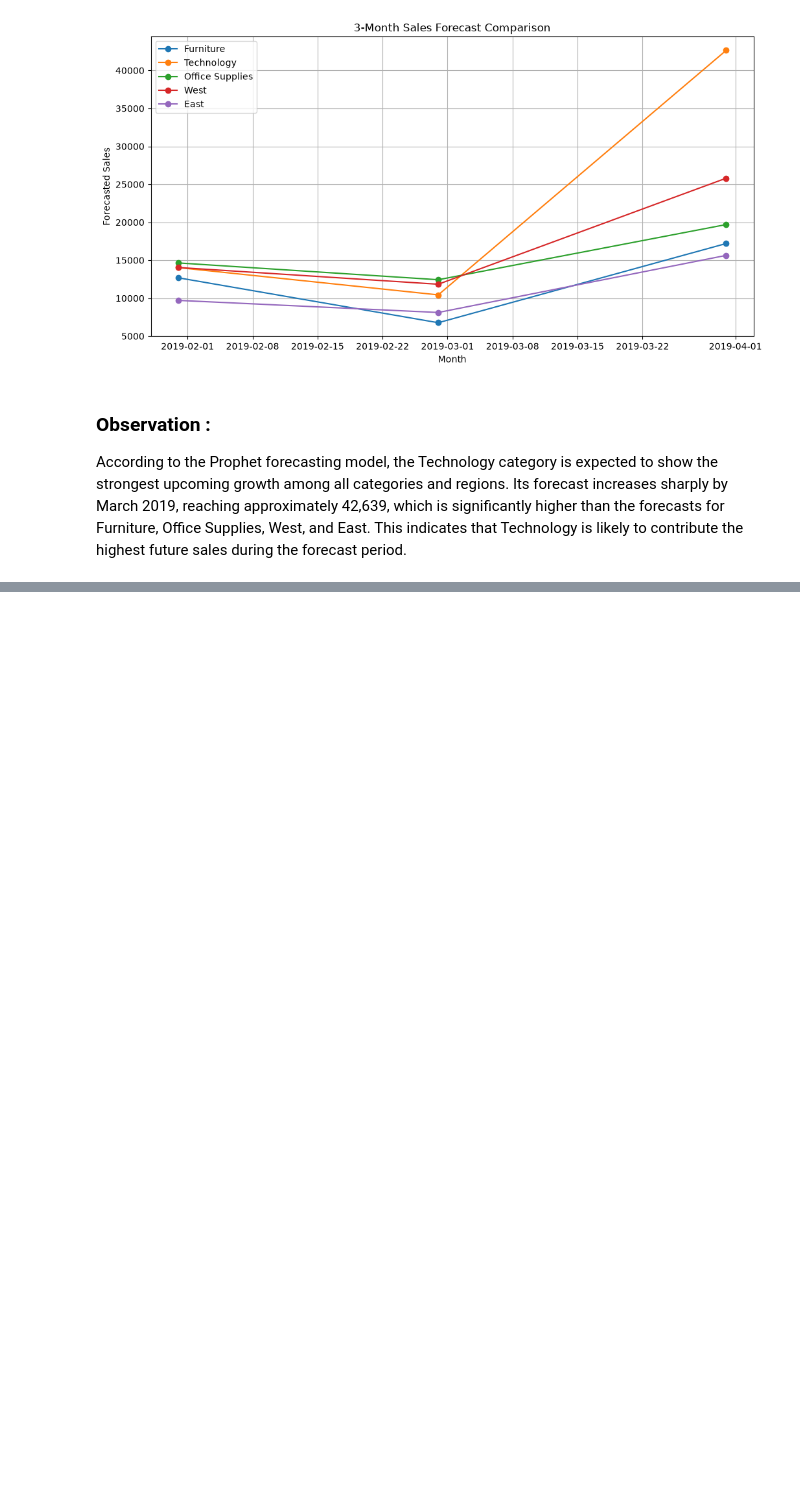
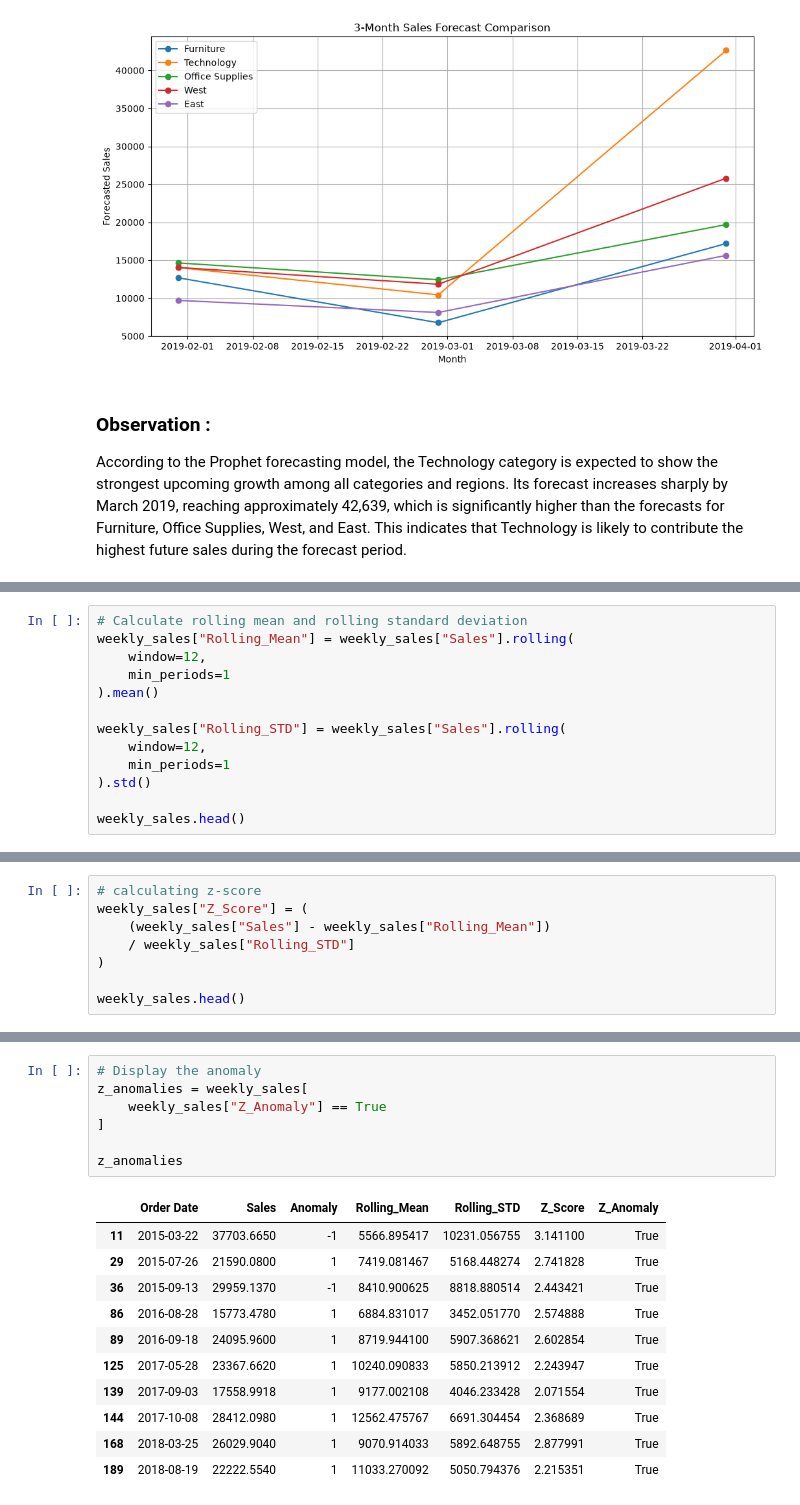
Before and after one commit to Sumit-342/sales-forecasting-dashboard, a Jupyter notebook: analysis.ipynb, the cells around one changed output, grey strips where cells are left out. Drawn from its saved outputs; the diff is of its cells as text; blank space fills up the shorter version.

```diff
--- a/analysis.ipynb
+++ b/analysis.ipynb
@@ -1291,0 +1395,13 @@ According to the Prophet forecasting model, the Technology category is expected
+# %%
+# Calculate rolling mean and rolling standard deviation
+weekly_sales["Rolling_Mean"] = weekly_sales["Sales"].rolling(
+    window=12,
+    min_periods=1
+).mean()
+
+weekly_sales["Rolling_STD"] = weekly_sales["Sales"].rolling(
+    window=12,
+    min_periods=1
+).std()
+
+weekly_sales.head()
@@ -1291,0 +1415,8 @@ According to the Prophet forecasting model, the Technology category is expected
+# %%
+# calculating z-score
+weekly_sales["Z_Score"] = (
+    (weekly_sales["Sales"] - weekly_sales["Rolling_Mean"])
+    / weekly_sales["Rolling_STD"]
+)
+
+weekly_sales.head()
@@ -1291,0 +1443,19 @@ According to the Prophet forecasting model, the Technology category is expected
+# %%
+# Display the anomaly
+z_anomalies = weekly_sales[
+    weekly_sales["Z_Anomaly"] == True
+]
+
+z_anomalies
+# %% [output]
+|  | Order Date | Sales | Anomaly | Rolling_Mean | Rolling_STD | Z_Score | Z_Anomaly |
+| 11 | 2015-03-22 | 37703.6650 | -1 | 5566.895417 | 10231.056755 | 3.141100 | True |
+| 29 | 2015-07-26 | 21590.0800 | 1 | 7419.081467 | 5168.448274 | 2.741828 | True |
+| 36 | 2015-09-13 | 29959.1370 | -1 | 8410.900625 | 8818.880514 | 2.443421 | True |
+| 86 | 2016-08-28 | 15773.4780 | 1 | 6884.831017 | 3452.051770 | 2.574888 | True |
+| 89 | 2016-09-18 | 24095.9600 | 1 | 8719.944100 | 5907.368621 | 2.602854 | True |
+| 125 | 2017-05-28 | 23367.6620 | 1 | 10240.090833 | 5850.213912 | 2.243947 | True |
+| 139 | 2017-09-03 | 17558.9918 | 1 | 9177.002108 | 4046.233428 | 2.071554 | True |
+| 144 | 2017-10-08 | 28412.0980 | 1 | 12562.475767 | 6691.304454 | 2.368689 | True |
+| 168 | 2018-03-25 | 26029.9040 | 1 | 9070.914033 | 5892.648755 | 2.877991 | True |
+| 189 | 2018-08-19 | 22222.5540 | 1 | 11033.270092 | 5050.794376 | 2.215351 | True |
```
Also changed, not shown: parts of 26 cells of this notebook.
